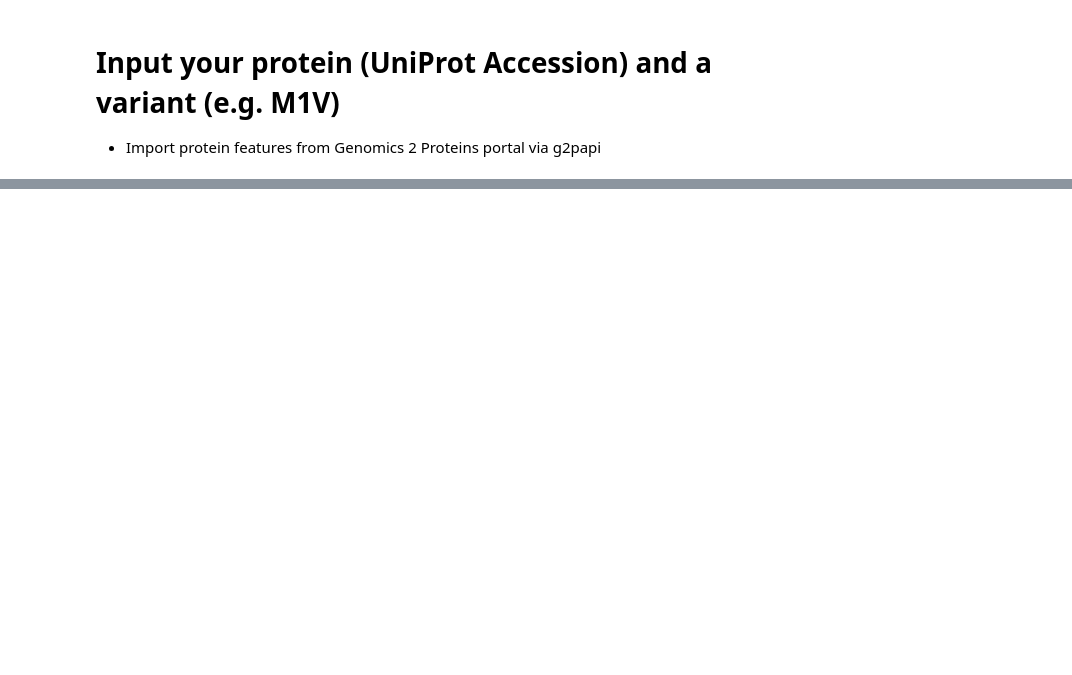
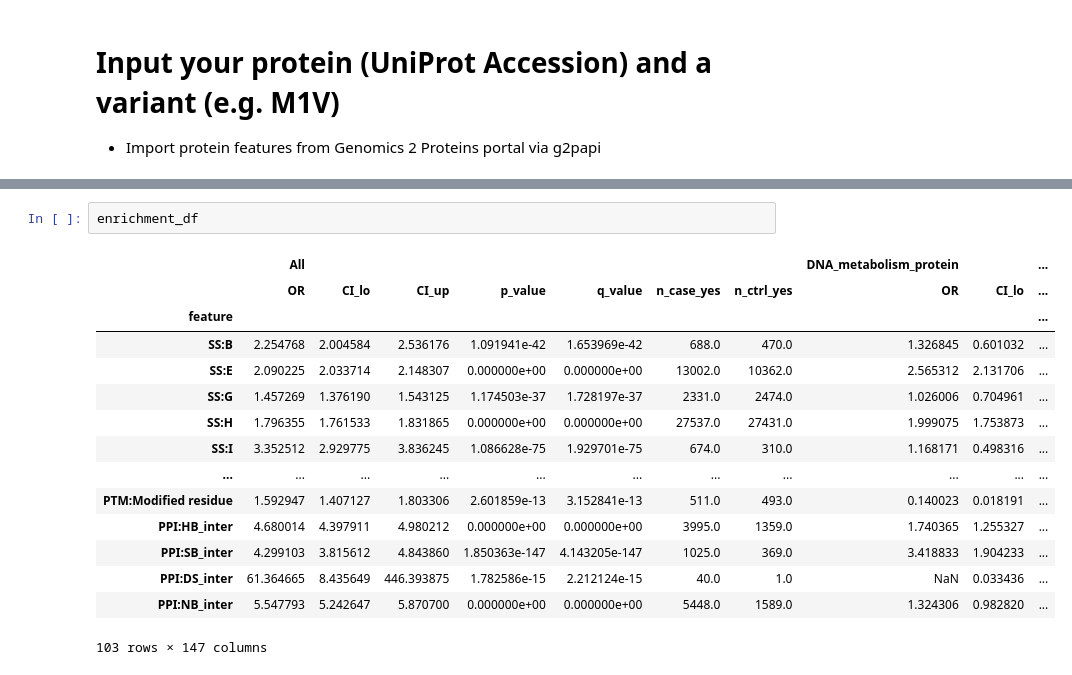
Before and after one commit to broadinstitute/missense-pfes, a Jupyter notebook: Copy_of_Compute_PFES.ipynb, the cells around one changed output, grey strips where cells are left out. Saved outputs shown, nothing was run; the diff lists cells and outputs as text; blank space fills up the shorter version.

```diff
--- a/Copy_of_Compute_PFES.ipynb
+++ b/Copy_of_Compute_PFES.ipynb
@@ -86,3 +75,21 @@ except requests.exceptions.RequestException as e:
 # %% [output]
 PANTHER Protein Class for UniProt ID 'P07911':
 'transmembrane signal receptor'
+# %%
+enrichment_df
+# %% [output]
+|  | All |  |  |  |  |  |  | DNA_metabolism_protein |  | ... |
+|  | OR | CI_lo | CI_up | p_value | q_value | n_case_yes | n_ctrl_yes | OR | CI_lo | ... |
+| feature |  |  |  |  |  |  |  |  |  | ... |
+| SS:B | 2.254768 | 2.004584 | 2.536176 | 1.091941e-42 | 1.653969e-42 | 688.0 | 470.0 | 1.326845 | 0.601032 | ... |
+| SS:E | 2.090225 | 2.033714 | 2.148307 | 0.000000e+00 | 0.000000e+00 | 13002.0 | 10362.0 | 2.565312 | 2.131706 | ... |
+| SS:G | 1.457269 | 1.376190 | 1.543125 | 1.174503e-37 | 1.728197e-37 | 2331.0 | 2474.0 | 1.026006 | 0.704961 | ... |
+| SS:H | 1.796355 | 1.761533 | 1.831865 | 0.000000e+00 | 0.000000e+00 | 27537.0 | 27431.0 | 1.999075 | 1.753873 | ... |
+| SS:I | 3.352512 | 2.929775 | 3.836245 | 1.086628e-75 | 1.929701e-75 | 674.0 | 310.0 | 1.168171 | 0.498316 | ... |
+| ... | ... | ... | ... | ... | ... | ... | ... | ... | ... | ... |
+| PTM:Modified residue | 1.592947 | 1.407127 | 1.803306 | 2.601859e-13 | 3.152841e-13 | 511.0 | 493.0 | 0.140023 | 0.018191 | ... |
+| PPI:HB_inter | 4.680014 | 4.397911 | 4.980212 | 0.000000e+00 | 0.000000e+00 | 3995.0 | 1359.0 | 1.740365 | 1.255327 | ... |
+| PPI:SB_inter | 4.299103 | 3.815612 | 4.843860 | 1.850363e-147 | 4.143205e-147 | 1025.0 | 369.0 | 3.418833 | 1.904233 | ... |
+| PPI:DS_inter | 61.364665 | 8.435649 | 446.393875 | 1.782586e-15 | 2.212124e-15 | 40.0 | 1.0 | NaN | 0.033436 | ... |
+| PPI:NB_inter | 5.547793 | 5.242647 | 5.870700 | 0.000000e+00 | 0.000000e+00 | 5448.0 | 1589.0 | 1.324306 | 0.982820 | ... |
+103 rows × 147 columns
```
Also changed, not shown: parts of 6 cells of this notebook, 4 other files.
